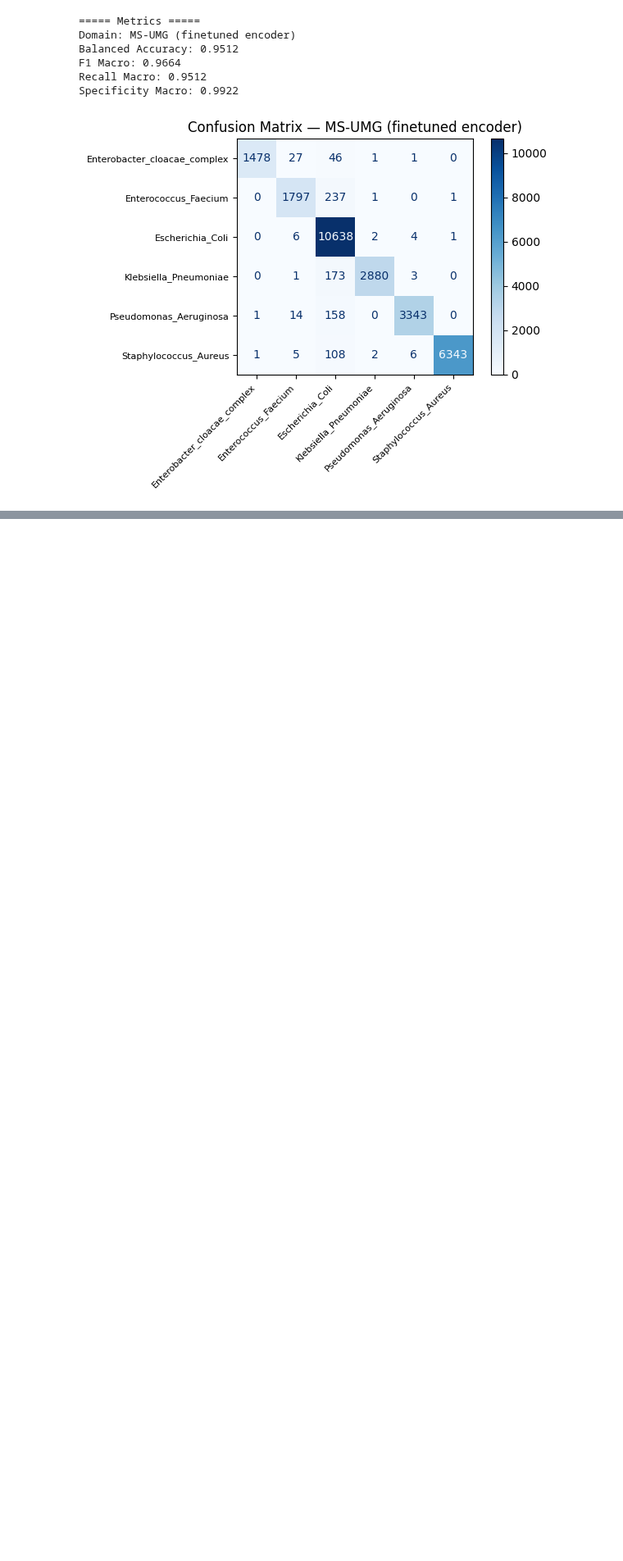
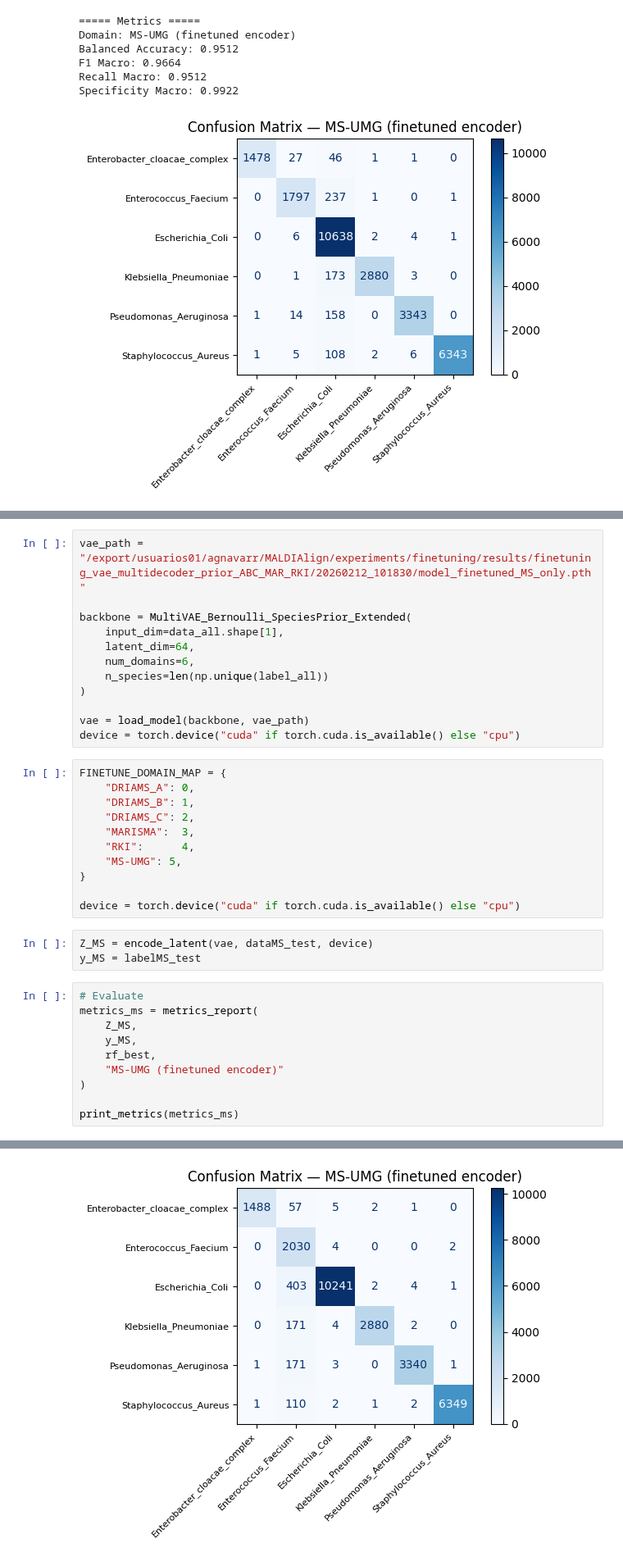
Before and after one commit to alexgaarciia/MALDIAlign, a Jupyter notebook: experiments/finetuning/notebooks/baselines_rf_latent_space_multidecoder_prior_train_driamsABC_marisma_rki_1000.ipynb, the cells around one changed output, grey strips where cells are left out. Shown at 82% size. Saved outputs shown, nothing was run; the diff lists cells and outputs as text; blank space fills up the shorter version.

```diff
--- a/experiments/finetuning/notebooks/baselines_rf_latent_space_multidecoder_prior_train_driamsABC_marisma_rki.ipynb
+++ b/experiments/finetuning/notebooks/baselines_rf_latent_space_multidecoder_prior_train_driamsABC_marisma_rki_1000.ipynb
@@ -467,0 +506,37 @@ Specificity Macro: 0.9922
+# %%
+vae_path = "/export/usuarios01/agnavarr/MALDIAlign/experiments/finetuning/results/finetuning_vae_multidecoder_prior_ABC_MAR_RKI/20260212_101830/model_finetuned_MS_only.pth"
+
+backbone = MultiVAE_Bernoulli_SpeciesPrior_Extended(
+    input_dim=data_all.shape[1],
+    latent_dim=64,
+    num_domains=6,
+    n_species=len(np.unique(label_all))
+)
+
+vae = load_model(backbone, vae_path)
+device = torch.device("cuda" if torch.cuda.is_available() else "cpu")
+# %%
+FINETUNE_DOMAIN_MAP = {
+    "DRIAMS_A": 0,
+    "DRIAMS_B": 1,
+    "DRIAMS_C": 2,
+    "MARISMA":  3,
+    "RKI":      4,
+    "MS-UMG": 5,
+}
+
+device = torch.device("cuda" if torch.cuda.is_available() else "cpu")
+# %%
+Z_MS = encode_latent(vae, dataMS_test, device)
+y_MS = labelMS_test
+# %%
+# Evaluate
+metrics_ms = metrics_report(
+    Z_MS,
+    y_MS,
+    rf_best,
+    "MS-UMG (finetuned encoder)"
+)
+
+print_metrics(metrics_ms)
+# %% [output]
@@ -467,0 +549 @@ Specificity Macro: 0.9922
+[figure, added]
```
Also changed, not shown: parts of 13 cells of this notebook.
